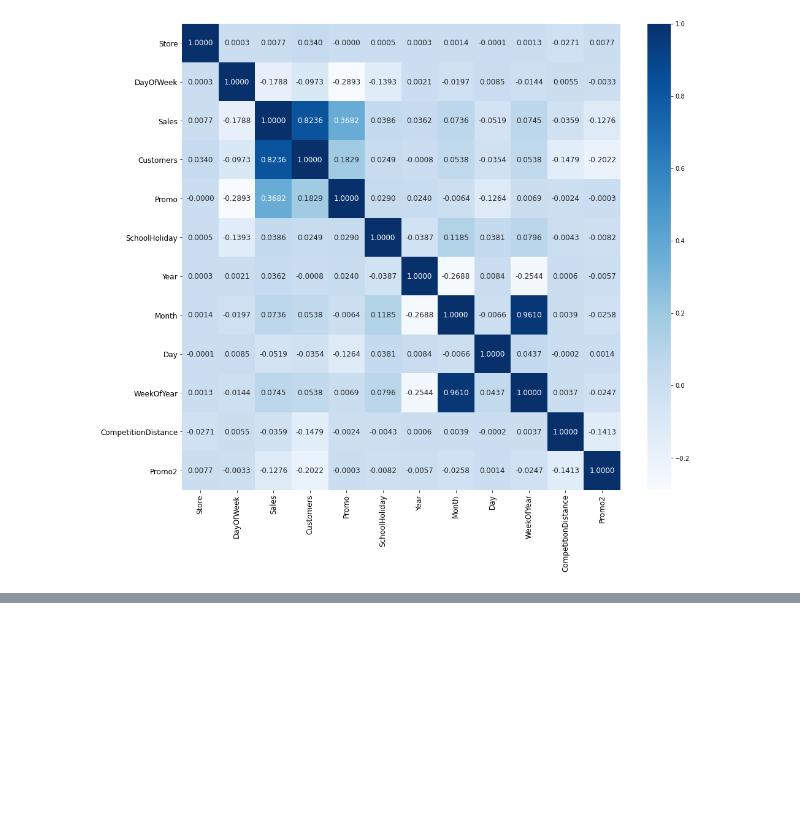
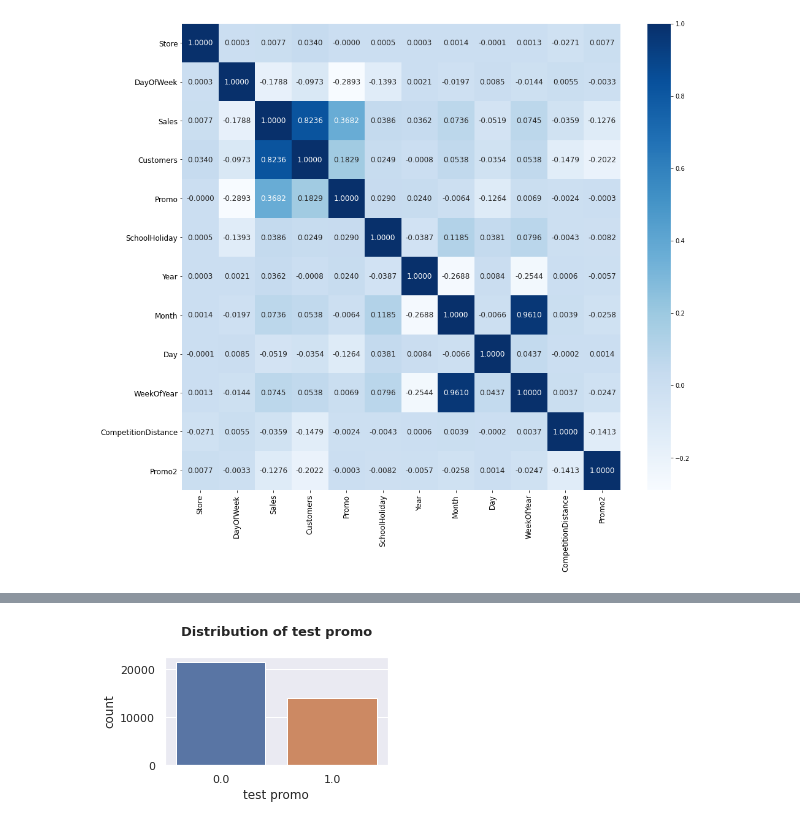
Before and after one commit to Bethelsis/Pharmaceutical-Sales-prediction, a Jupyter notebook: Notebooks/sales_predict_prophet.ipynb, the cells around one changed output, grey strips where cells are left out. Cells and saved outputs as stored; diff of their text form; code cells hidden in the pictures; blank space fills up the shorter version.

```diff
--- a/Notebooks/sales_predict_prophet.ipynb
+++ b/Notebooks/sales_predict_prophet.ipynb
@@ -248,3 +307,8 @@ plt.show()
+# %%
+
+plot_counts(promo, 'test promo')
+# %% [output]
+[figure, added]
 # %%
 class FetchPrepareData():
     def __init__(self):
```
Also changed, not shown: parts of 15 cells of this notebook.
